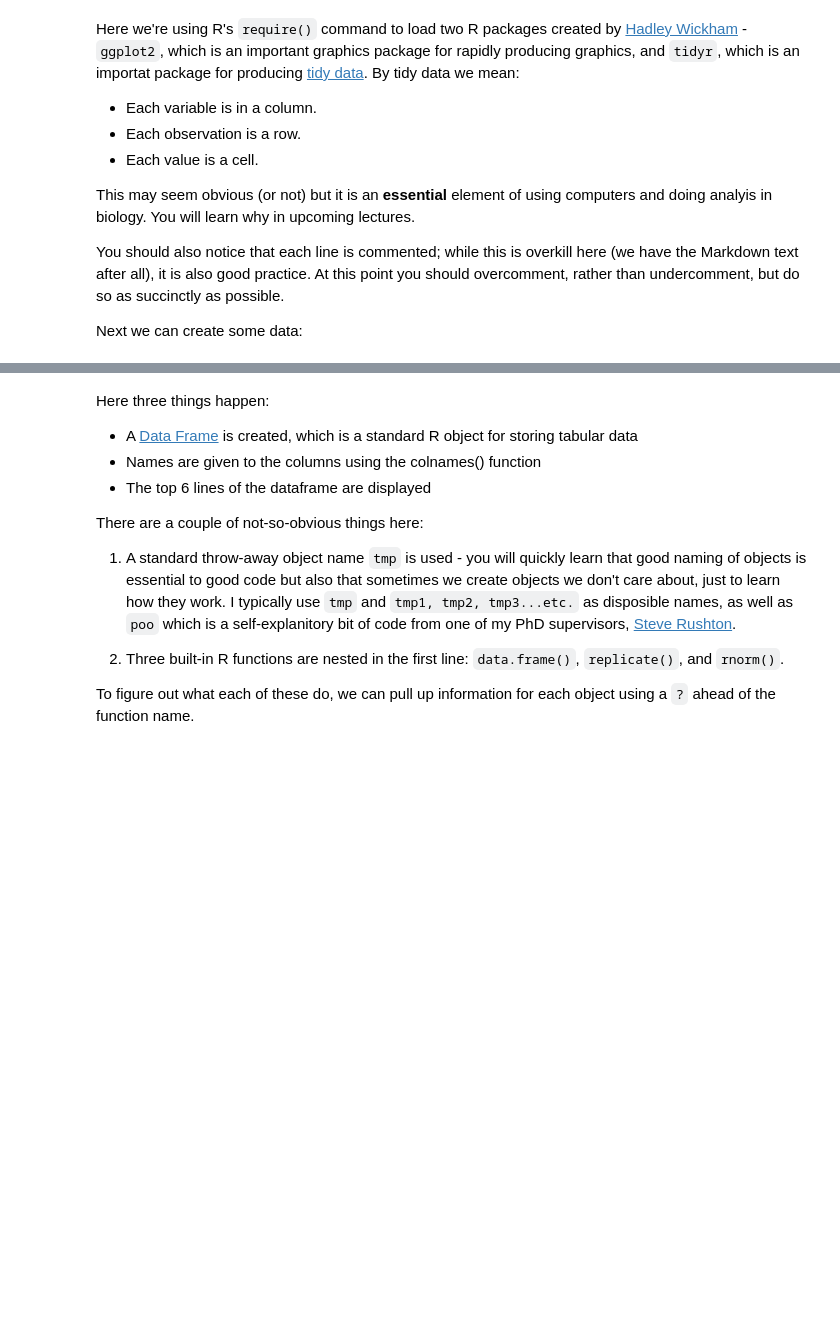
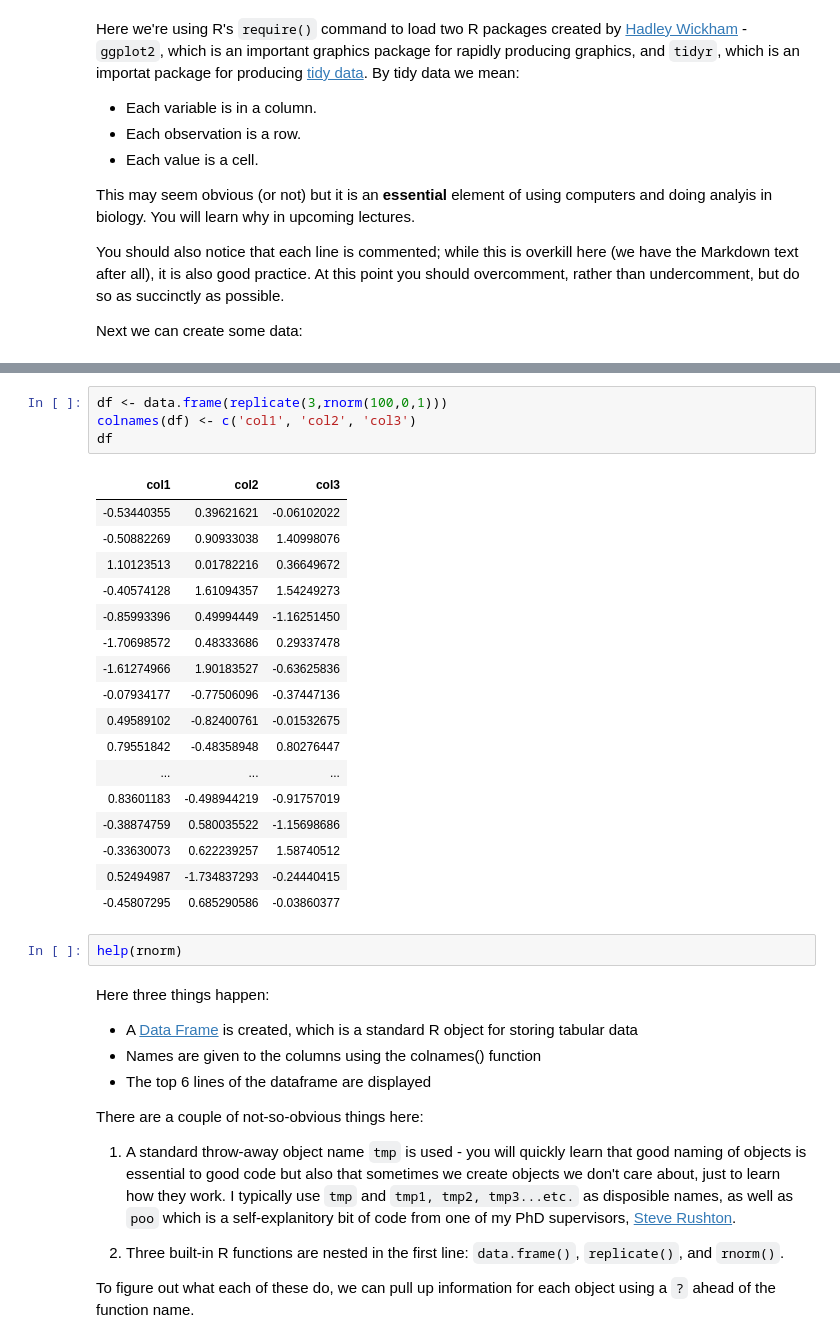
Before and after one commit to mamacneil/BIOL3782, a Jupyter notebook: Lecture_1_Getting_started.ipynb, the cells around one changed output, grey strips where cells are left out. Drawn from its saved outputs; the diff is of its cells as text; blank space fills up the shorter version.

```diff
--- a/Lecture_1_Getting_started.ipynb
+++ b/Lecture_1_Getting_started.ipynb
@@ -212,3 +206,27 @@ head(tmp)
+# %%
+df <- data.frame(replicate(3,rnorm(100,0,1)))
+colnames(df) <- c('col1', 'col2', 'col3')
+df
+# %% [output]
+| col1 | col2 | col3 |
+| -0.53440355 | 0.39621621 | -0.06102022 |
+| -0.50882269 | 0.90933038 | 1.40998076 |
+| 1.10123513 | 0.01782216 | 0.36649672 |
+| -0.40574128 | 1.61094357 | 1.54249273 |
+| -0.85993396 | 0.49994449 | -1.16251450 |
+| -1.70698572 | 0.48333686 | 0.29337478 |
+| -1.61274966 | 1.90183527 | -0.63625836 |
+| -0.07934177 | -0.77506096 | -0.37447136 |
+| 0.49589102 | -0.82400761 | -0.01532675 |
+| 0.79551842 | -0.48358948 | 0.80276447 |
+| ... | ... | ... |
+| 0.83601183 | -0.498944219 | -0.91757019 |
+| -0.38874759 | 0.580035522 | -1.15698686 |
+| -0.33630073 | 0.622239257 | 1.58740512 |
+| 0.52494987 | -1.734837293 | -0.24440415 |
+| -0.45807295 | 0.685290586 | -0.03860377 |
+# %%
+help(rnorm)
 # %% [markdown]
 Here three things happen:
 
```
Also changed, not shown: parts of 11 cells of this notebook.
